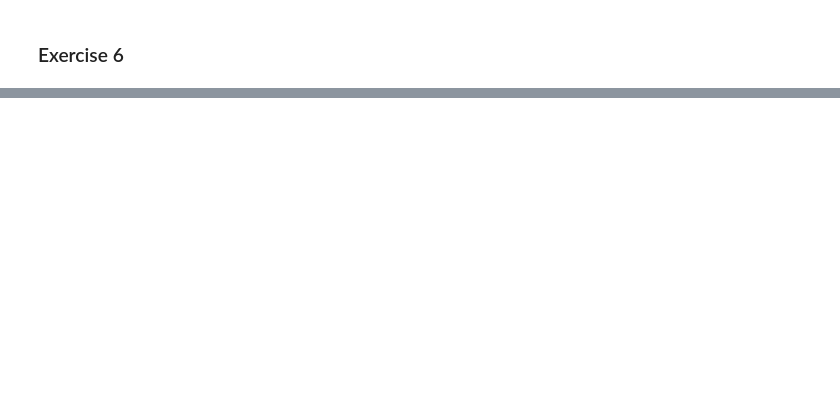
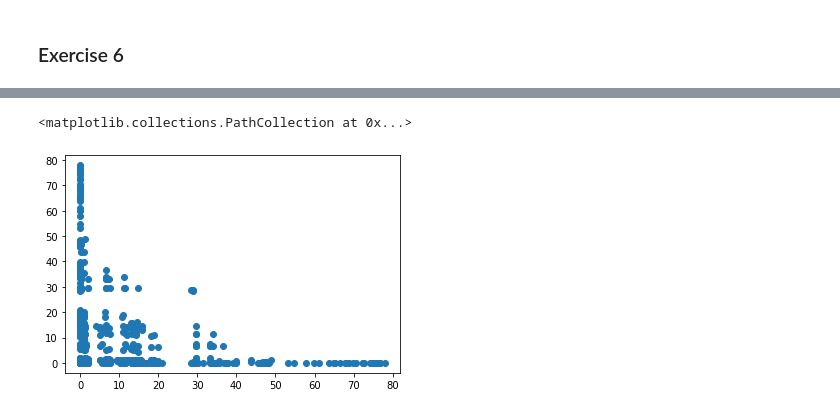
Before and after one commit to AskerNC/dp_ucph, a Jupyter notebook: 4_dynamic_games/python_prelim/RLS/RLS_leapfrog_exercise.ipynb, the cells around one changed output, grey strips where cells are left out. Drawn from its saved outputs; the diff is of its cells as text; code cells hidden in the pictures; blank space fills up the shorter version.

```diff
--- a/4_dynamic_games/python_prelim/RLS/RLS_leapfrog_exercise.ipynb
+++ b/4_dynamic_games/python_prelim/RLS/RLS_leapfrog_exercise.ipynb
@@ -286,0 +574,5 @@ array([[None, None, None,
+# %%
+plt.scatter(Vu[:,0],Vu[:,1])
+# %% [output]
+<matplotlib.collections.PathCollection at 0x...>
+[figure, added]
```
Also changed, not shown: parts of 47 cells of this notebook, 5 other files.
